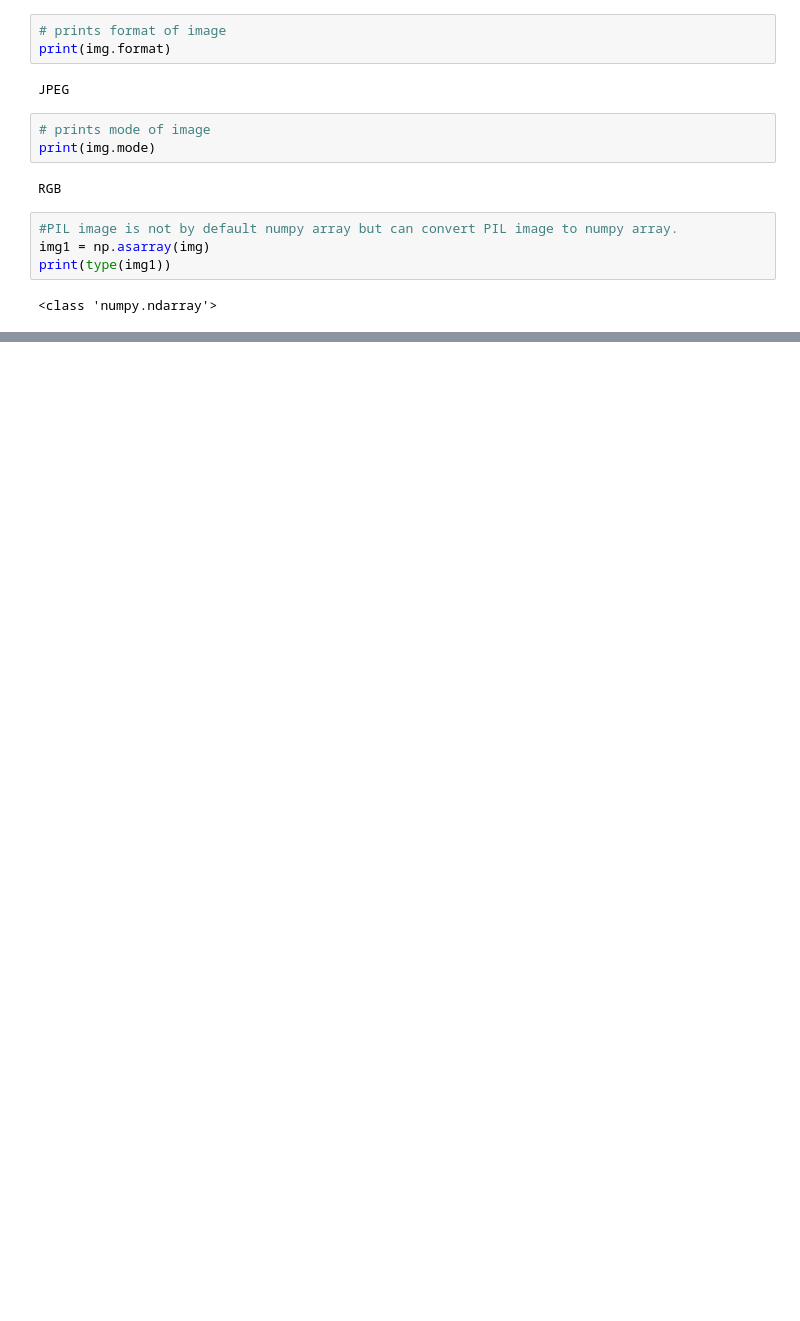
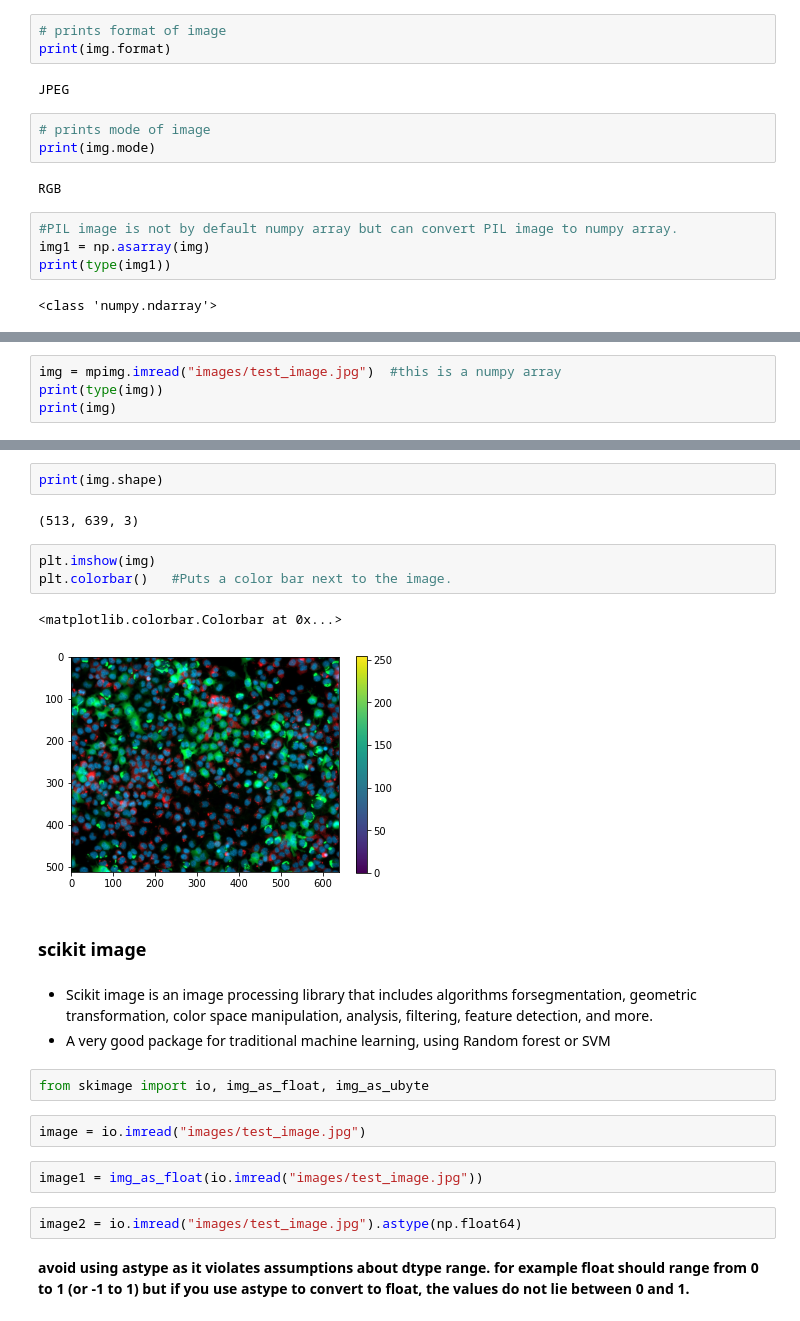
Before and after one commit to 0b1101-ajay/Computer-Vision, a Jupyter notebook: Reading images.ipynb, the cells around one changed output, grey strips where cells are left out. Cells and saved outputs as stored; diff of their text form; blank space fills up the shorter version.

Commit message:
reading images complete

```diff
--- a/Reading images.ipynb
+++ b/Reading images.ipynb
@@ -46,0 +56,4 @@ print(type(img1))
+# %%
+img = mpimg.imread("images/test_image.jpg")  #this is a numpy array
+print(type(img))
+print(img)
@@ -46,0 +78,27 @@ print(type(img1))
+# %%
+print(img.shape)
+# %% [output]
+(513, 639, 3)
+# %%
+plt.imshow(img)
+plt.colorbar()   #Puts a color bar next to the image.
+# %% [output]
+<matplotlib.colorbar.Colorbar at 0x...>
+[figure, added]
+# %% [markdown]
+### scikit image
+# %% [markdown]
+- Scikit image is an image processing library that includes algorithms forsegmentation, geometric transformation, color space manipulation, analysis, filtering, feature detection, and more.
+- A very good package for traditional machine learning, using Random forest or SVM
+# %%
+from skimage import io, img_as_float, img_as_ubyte
+# %%
+image = io.imread("images/test_image.jpg")
+# %%
+image1 = img_as_float(io.imread("images/test_image.jpg"))
+# %%
+image2 = io.imread("images/test_image.jpg").astype(np.float64)
+# %% [markdown]
+**avoid using astype as it violates assumptions about dtype range.
+for example float should range from 0 to 1 (or -1 to 1) but if you use
+astype to convert to float, the values do not lie between 0 and 1.**
```
Also changed, not shown: parts of 39 cells of this notebook, 13 other files.
